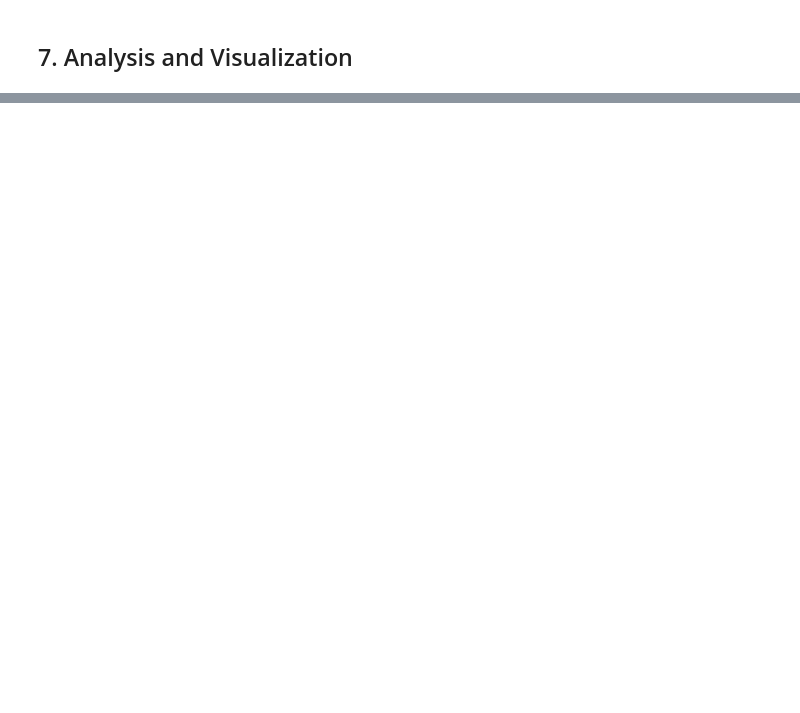
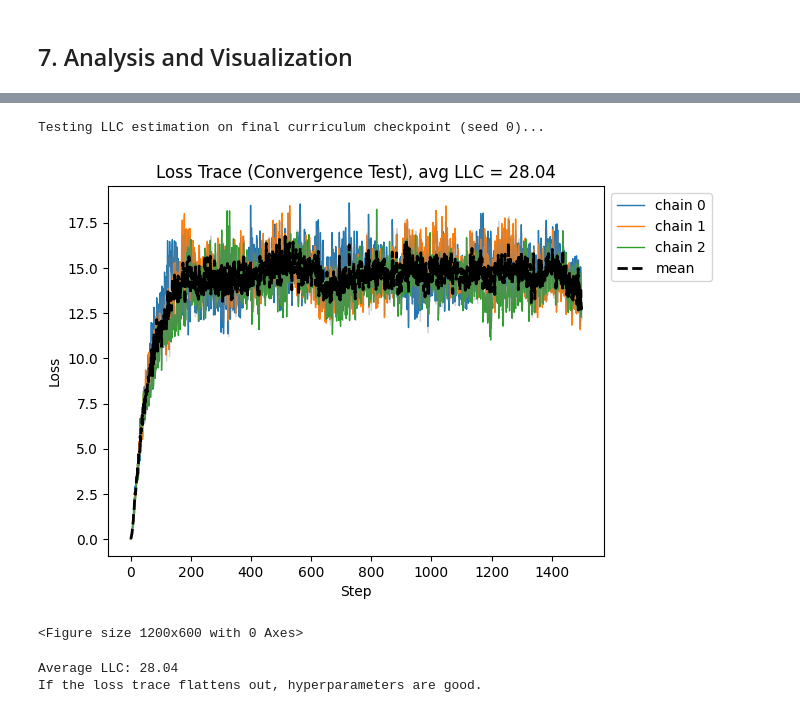
Before and after one commit to DorianAtSchool/SLT_experiments, a Jupyter notebook: main_experiment/true_curriculum_learning.ipynb, the cells around one changed output, grey strips where cells are left out. Saved outputs shown, nothing was run; the diff lists cells and outputs as text; code cells hidden in the pictures; blank space fills up the shorter version.

```diff
--- a/main_experiment/true_curriculum_learning.ipynb
+++ b/main_experiment/true_curriculum_learning.ipynb
@@ -425,0 +497,50 @@ This is the correct way to implement curriculum learning for this task!
+# %%
+# LLC hyperparameters (from devinterp grokking example)
+llc_lr = 3e-3  # epsilon
+llc_nbeta = 2.0
+llc_gamma = 5.0  # localization
+llc_num_chains = 1  # Use 1 chain for individual checkpoint estimation
+llc_num_draws = 1000
+
+# Test LLC estimation on one checkpoint to verify convergence
+print("Testing LLC estimation on final curriculum checkpoint (seed 0)...")
+seed = SEEDS[0]
+final_stage_checkpoints = curriculum_results[seed][INPUT_RANGES[-1]]['checkpoints']
+train_data = [(x.to(DEVICE), y.to(DEVICE)) for x, y in curriculum_data[INPUT_RANGES[-1]]['train']]
+loader = DataLoader(train_data, batch_size=Params().batch_size, shuffle=True)
+
+test_llc_stats = estimate_learning_coeff_with_summary(
+    final_stage_checkpoints[-1],
+    loader=loader,
+    evaluate=evaluate_ce,
+    sampling_method=SGLD,
+    optimizer_kwargs=dict(lr=llc_lr, nbeta=llc_nbeta, localization=llc_gamma),
+    num_chains=3,  # Use more chains for verification
+    num_draws=1500,
+    device=DEVICE,
+    online=True,  # Get loss/trace for visualization
+)
+
+# Plot loss trace
+from devinterp.utils import plot_trace
+trace = test_llc_stats["loss/trace"]
+avg_llc = sum(test_llc_stats['llc/means']) / len(test_llc_stats['llc/means'])
+
+plot_trace(
+    trace,
+    "Loss",
+    x_axis="Step",
+    title=f"Loss Trace (Convergence Test), avg LLC = {avg_llc:.2f}",
+    plot_mean=False,
+    plot_std=False,
+    fig_size=(12, 6),
+    true_lc=None,
+)
+print(f"\nAverage LLC: {avg_llc:.2f}")
+print("If the loss trace flattens out, hyperparameters are good.")
+# %% [output]
+Testing LLC estimation on final curriculum checkpoint (seed 0)...
+[figure, added]
+<Figure size 1200x600 with 0 Axes>
+Average LLC: 28.04
+If the loss trace flattens out, hyperparameters are good.
```
Also changed, not shown: parts of 20 cells of this notebook, 16 other files.
